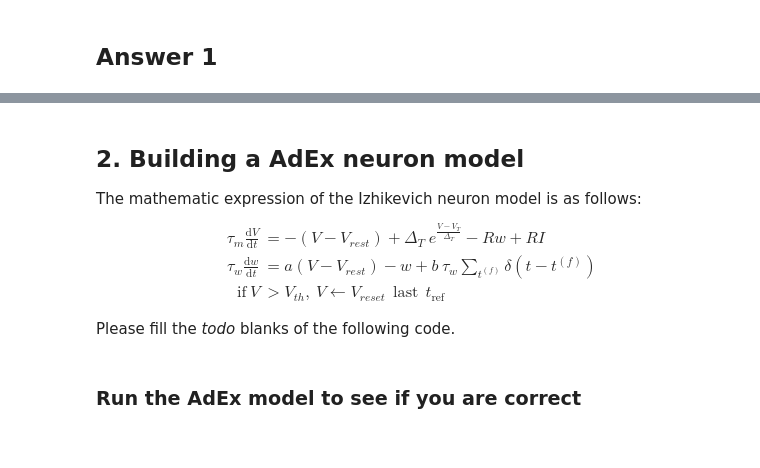
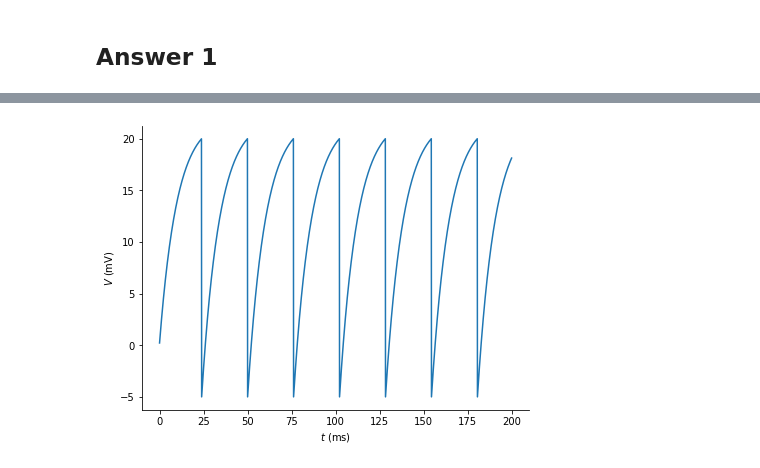
Before and after one commit to Routhleck/BrainPy-course-notes, a Jupyter notebook: codes/3 LIF/Day 3 基础作业.ipynb, the cells around one changed output, grey strips where cells are left out. Saved outputs shown, nothing was run; the diff lists cells and outputs as text; code cells hidden in the pictures.

```diff
--- a/codes/3 LIF/Day 3 基础作业.ipynb
+++ b/codes/3 LIF/Day 3 基础作业.ipynb
@@ -138,11 +66,0 @@ run_LIF()
-# %% [markdown]
-## 2. Building a AdEx neuron model
-
-The mathematic expression of the Izhikevich neuron model is as follows:
-\begin{align}
-    \tau_m \frac{\mathrm{d}V}{\mathrm{d}t} &= -(V - V_{rest}) + \Delta_T \ e^{\frac{V-V_T}{\Delta_T}}  - Rw + RI\\
-    \tau_w \frac{\mathrm{d}w}{\mathrm{d}t} &= a \left(V - V_{rest}\right) - w + b \ \tau_w \sum_{t^{(f)}} \delta (t - t^{(f)}) \\
-    \mathrm{if}\ V &> V_{th}, \ V \gets V_{reset}  \ \ \mathrm{last} \ \ t_\mathrm{ref}
-\end{align}
-
-Please fill the <i>todo</i> blanks of the following code.
@@ -216,2 +67,22 @@ class AdEx(bp.dyn.NeuDyn):
-# %% [markdown]
-### Run the AdEx model to see if you are correct
+# %%
+def run_LIF_constant_input():
+  # 运行LIF模型
+
+  group = bp.neurons.LIF(1)
+  runner = bp.DSRunner(group, monitors=['V'], inputs=('input', 22.))
+  runner(200)  # 运行时长为200ms
+
+  # 结果可视化
+  fig, gs = bp.visualize.get_figure(1, 1, 4.5, 6)
+  ax = fig.add_subplot(gs[0, 0])
+  plt.plot(runner.mon.ts, runner.mon.V)
+  plt.xlabel(r'$t$ (ms)')
+  plt.ylabel(r'$V$ (mV)')
+  ax.spines['top'].set_visible(False)
+  ax.spines['right'].set_visible(False)
+
+  plt.show()
+# %%
+run_LIF_constant_input()
+# %% [output]
+[figure, added]
```
Also changed, not shown: parts of 34 cells of this notebook, 17 other files.
